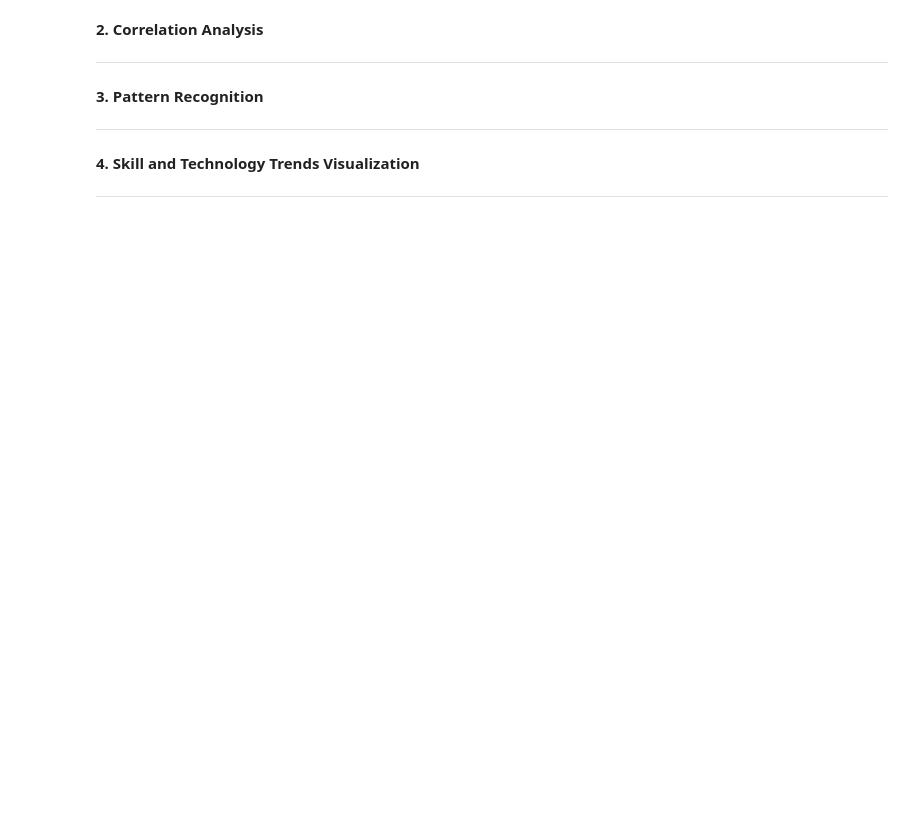
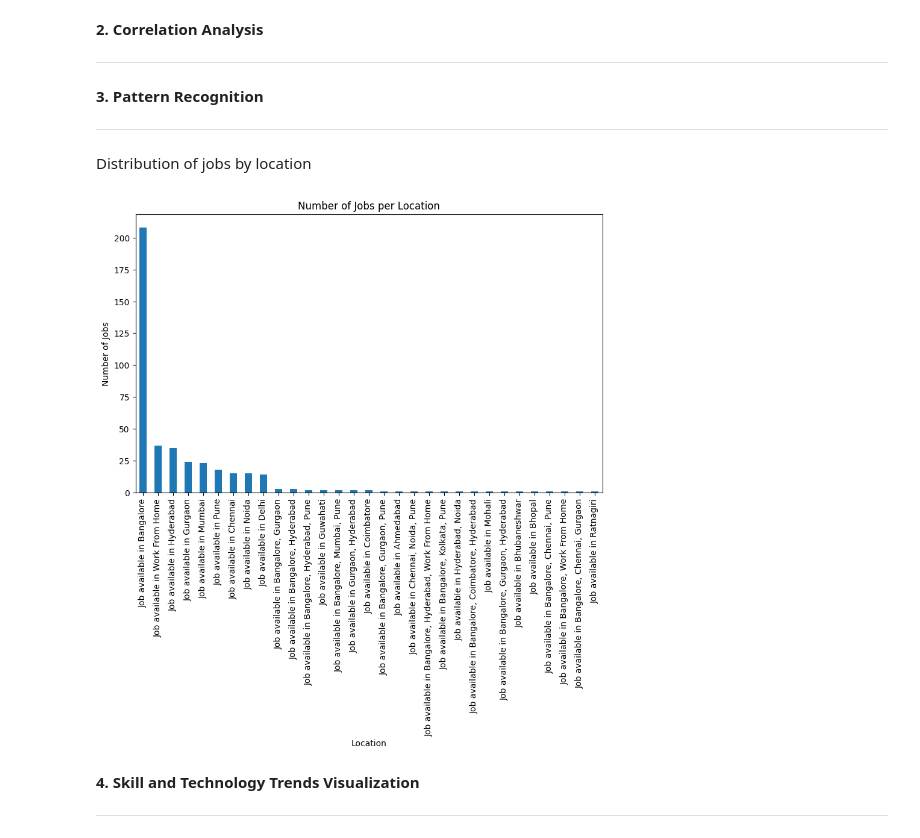
Before and after one commit to Keerthishankar-Punchithaya/Job-Analytics, a Jupyter notebook: FT_DA_101_Project_1A_Job_Analytics_ipynb.ipynb, the cells around one changed output. Drawn from its saved outputs; the diff is of its cells as text; code cells hidden in the pictures; blank space fills up the shorter version.

```diff
--- a/FT_DA_101_Project_1A_Job_Analytics_ipynb.ipynb
+++ b/FT_DA_101_Project_1A_Job_Analytics_ipynb.ipynb
@@ -316,6 +330,18 @@ dtype: int64
 **3. Pattern Recognition**
 
 ---
+# %% [markdown]
+Distribution of jobs by location
+# %%
+# Count of jobs per location
+location_counts = df['Location'].value_counts()
+location_counts.plot(kind='bar', figsize=(10, 6))
+plt.title('Number of Jobs per Location')
+plt.xlabel('Location')
+plt.ylabel('Number of Jobs')
+plt.show()
+# %% [output]
+[figure, added]
 # %% [markdown]
 **4. Skill and Technology Trends Visualization**
 
```
Also changed, not shown: parts of 19 cells of this notebook.
